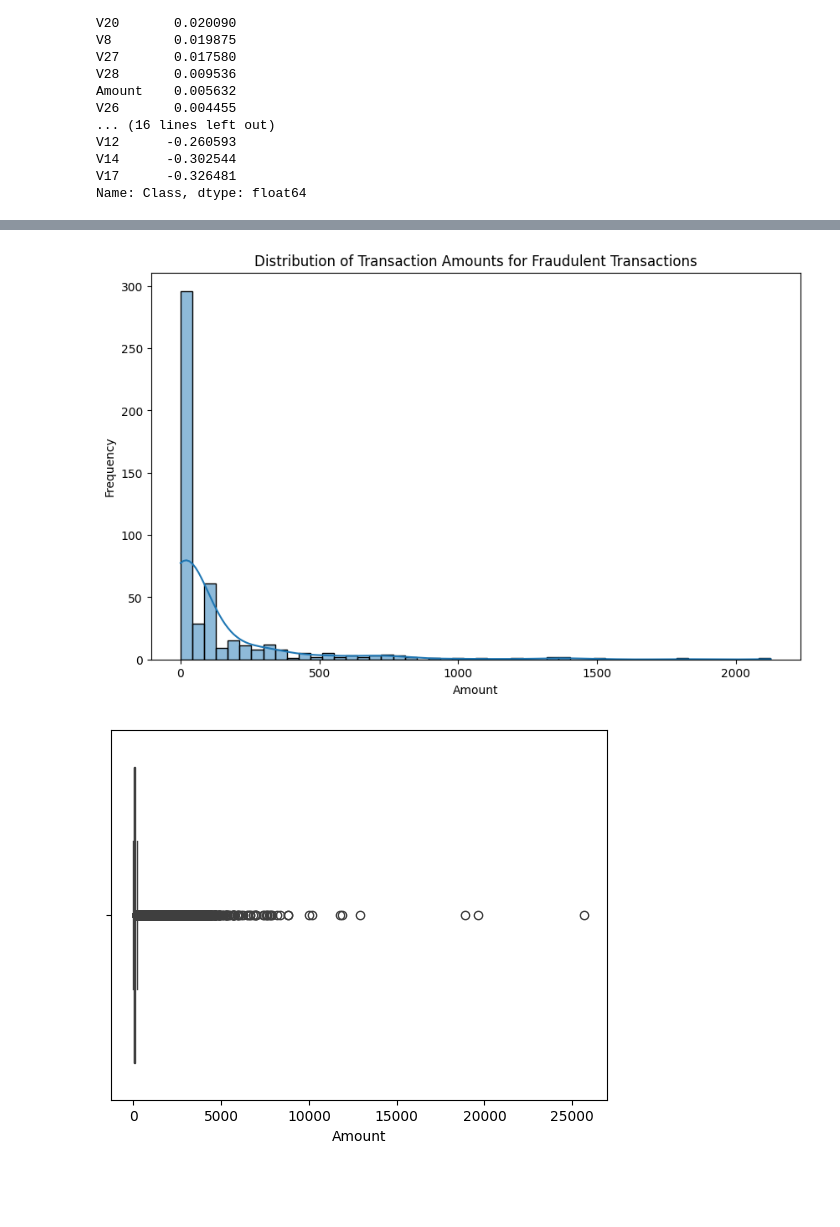
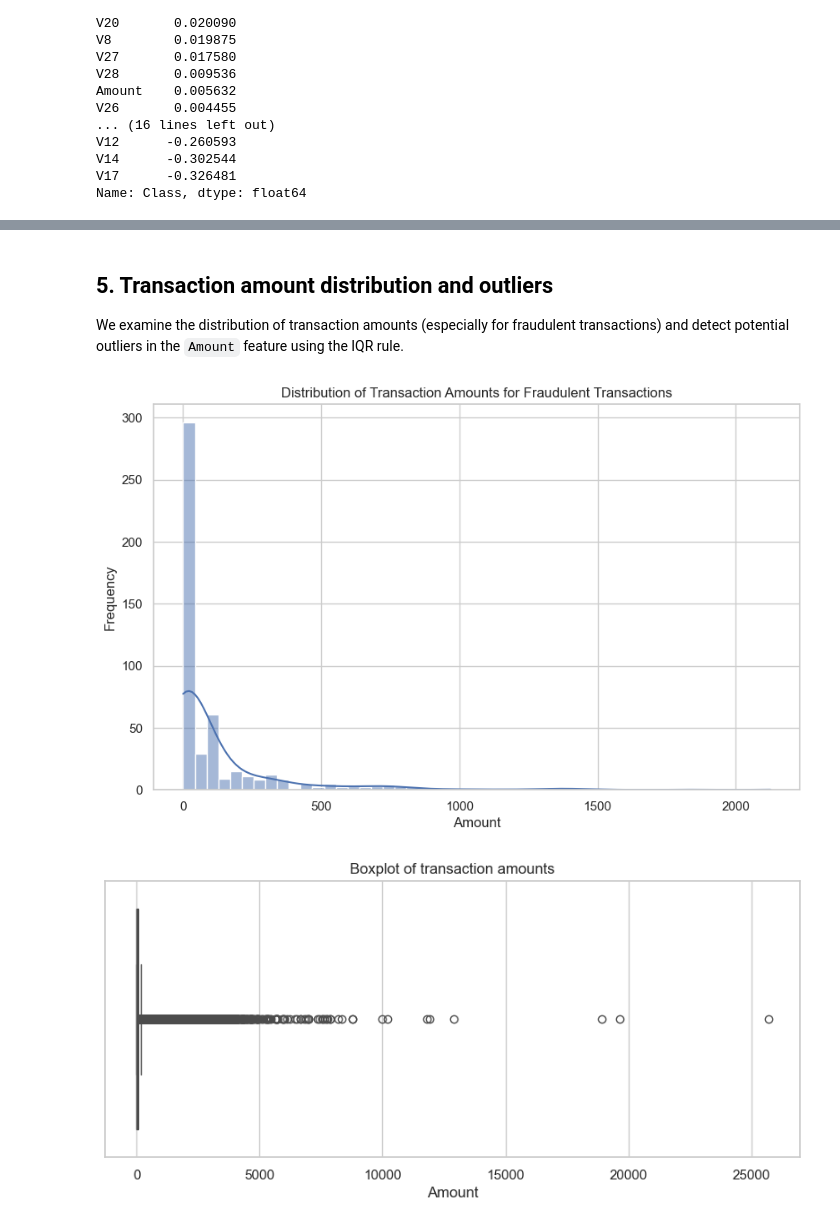
Before and after one commit to zeyadmohamedabdo/Fraud-Detection, a Jupyter notebook: notebooks/EDA.ipynb, the cells around one changed output, grey strips where cells are left out. Saved outputs shown, nothing was run; the diff lists cells and outputs as text; code cells hidden in the pictures; blank space fills up the shorter version.

```diff
--- a/notebooks/EDA.ipynb
+++ b/notebooks/EDA.ipynb
@@ -4,4 +17,8 @@ import numpy as np
 import matplotlib.pyplot as plt
 import seaborn as sns
 
-df = pd.read_csv("D:\\Fraud Detection\\data\\creditcard.csv")
+# Set a consistent plotting style
+sns.set(style="whitegrid")
+
+# Load the credit card transactions dataset
+df = pd.read_csv("../data/creditcard.csv")
@@ -107,3 +156,7 @@ plt.show()
+# %% [markdown]
+## 5. Transaction amount distribution and outliers
+
+We examine the distribution of transaction amounts (especially for fraudulent transactions) and detect potential outliers in the `Amount` feature using the IQR rule.
 # %%
 plt.figure(figsize=(10, 6))
 sns.histplot(fraud['Amount'], bins=50, kde=True)
@@ -112,12 +165,15 @@ plt.xlabel('Amount')
 plt.ylabel('Frequency')
 plt.show()
 # %% [output]
-[figure, old version]
+[figure, new version]
 # %%
+plt.figure(figsize=(10, 4))
 sns.boxplot(x=df['Amount'])
+plt.title('Boxplot of transaction amounts')
+plt.xlabel('Amount')
 plt.show()
 # %% [output]
-[figure, old version]
+[figure, new version]
 # %%
 Q1 = df['Amount'].quantile(0.25)
 Q3 = df['Amount'].quantile(0.75)
```
Also changed, not shown: parts of 11 cells of this notebook, 3 other files.
